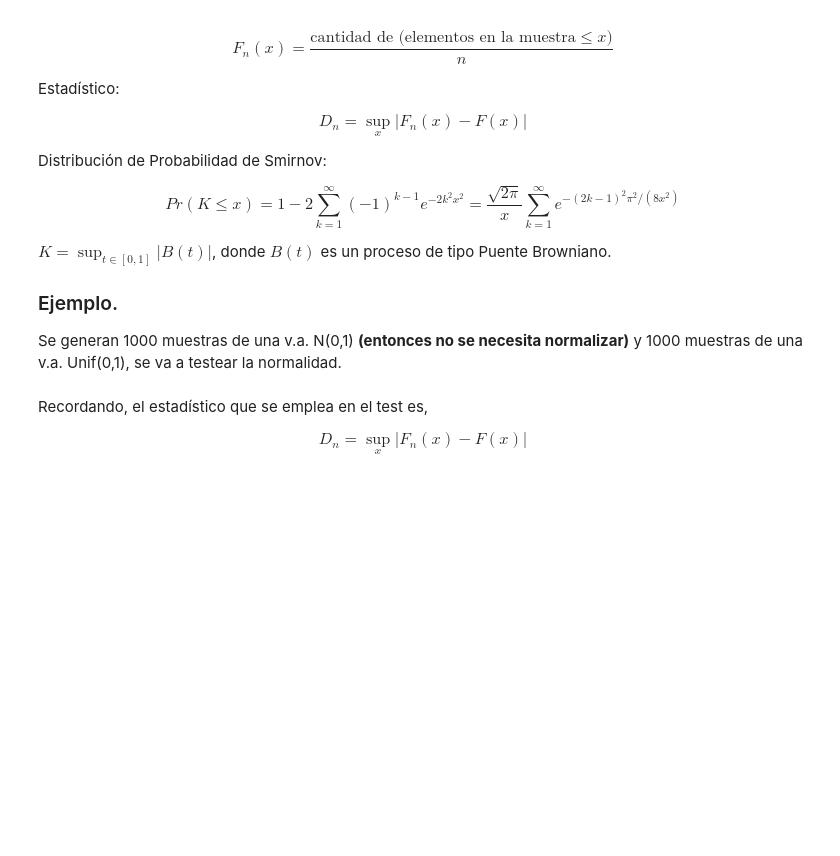
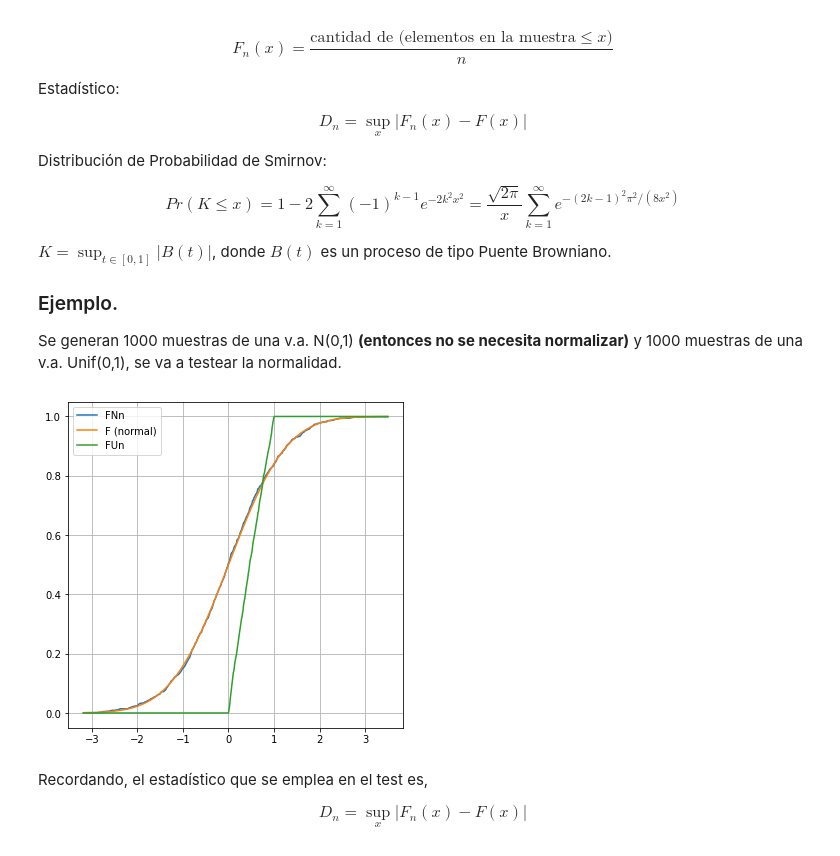
Before and after one commit to BCastagninoRossi/TP1_Inf-Est, a Jupyter notebook: CH.ipynb, the cells around one changed output. Cells and saved outputs as stored; diff of their text form; code cells hidden in the pictures; blank space fills up the shorter version.

```diff
--- a/CH.ipynb
+++ b/CH.ipynb
@@ -284,35 +284,38 @@ $K=\sup _{t\in [0,1]}|B(t)|$, donde $B(t)$ es un proceso de tipo Puente Brownian
 Se generan 1000 muestras de una v.a. N(0,1) **(entonces no se necesita normalizar)** y 1000 muestras de una v.a. Unif(0,1), se va a testear la normalidad.
 # %%
 
-n_samples = 100
+
+n_samples = 1000
 muestras_normales = np.random.randn(n_samples)
 muestras_uniformes = np.random.uniform(size=n_samples)
 
 min_norm = np.min(muestras_normales)
 max_norm = np.max(muestras_normales)
 
 # Estimación CDF normal
 FNn = []
 for i in np.arange(min_norm, max_norm, 0.01):
     FNn.append(sum(muestras_normales<i)/n_samples)
 
 # Estimación CDF uniforme
 FUn = []
 for i in np.arange(min_norm, max_norm, 0.01):
     FUn.append(sum(muestras_uniformes<i)/n_samples)
 
 # Función Distribución Acumulada normal (teórica)
 x = np.arange(min_norm, max_norm, 0.01)
 F = stats.norm.cdf(x)
 
 
 #Gráfico
 plt.figure(figsize=(6,6))
 plt.plot(x,FNn, label='FNn')
 plt.plot(x,F, label='F (normal)')
 plt.plot(x,FUn, label='FUn')
 plt.legend()
 plt.grid()
+# %% [output]
+[figure, added]
 # %% [markdown]
 Recordando, el estadístico que se emplea en el test es,
 
```
Also changed, not shown: parts of 1 cell of this notebook, 2 other files.
